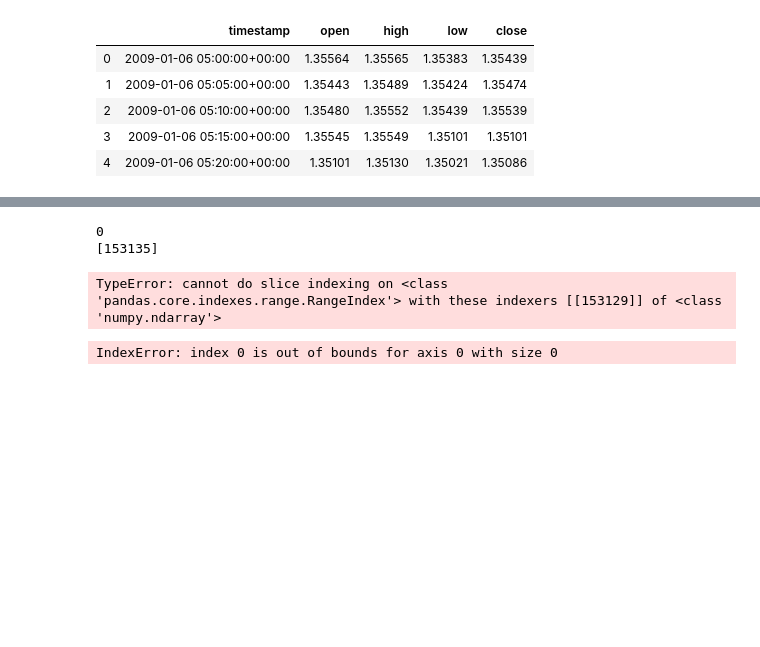
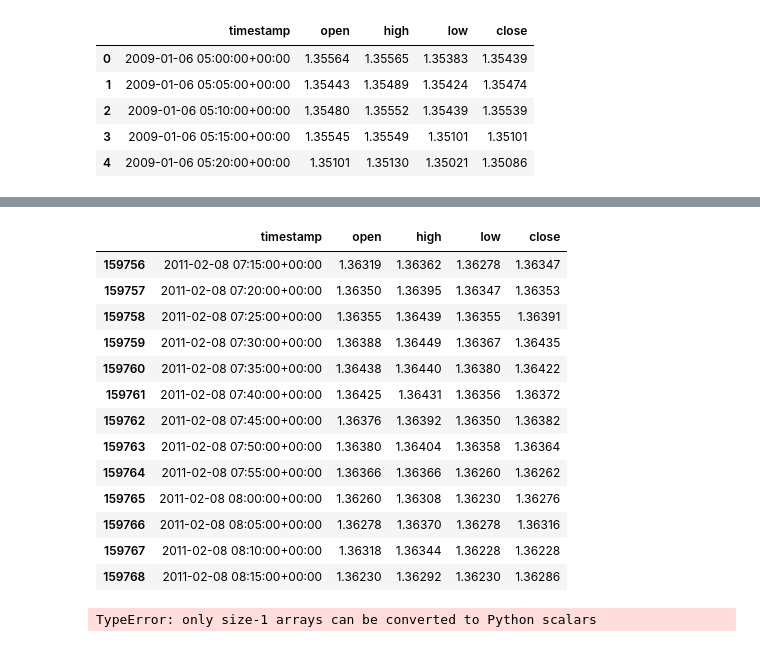
Before and after one commit to terecastillof/MYST_Laboratorio4, a Jupyter notebook: T_myst_Laboratorio4.ipynb, the cells around one changed output, grey strips where cells are left out. Cells and saved outputs as stored; diff of their text form; code cells hidden in the pictures; blank space fills up the shorter version.

```diff
--- a/T_myst_Laboratorio4.ipynb
+++ b/T_myst_Laboratorio4.ipynb
@@ -171,21 +173,0 @@ USD.head() # MES/DIA
-# %%
-intervalos = []
-for i in range(0, len(EUR.index)):
-    print(i)
-    g = np.where(precios['timestamp'] == EUR['timestamp'][i])[0]
-    print(g)
-    precios.iloc[g-6:g+7]
-intervalos[0]
-# %% [output]
-0
-[153135]
-TypeError: cannot do slice indexing on <class 'pandas.core.indexes.range.RangeIndex'> with these indexers [[153129]] of <class 'numpy.ndarray'>
-# %%
-intervalos = []
-for i in range(len(USD.index)):
-    g= np.where(precios['timestamp'] == USD.index[i])[0][0]
-    print(i)
-    precios.iloc[g-6:g+7]
-intervalos[1]
-# %% [output]
-IndexError: index 0 is out of bounds for axis 0 with size 0
@@ -199,14 +173,0 @@ EUR.tail()
-# %%
-intervalos = []
-for i in range(len(precios)-12):
-    intervalos.append(precios.iloc[i:i+13])
-# %%
-Direccion =[]
-Pips_Alcistas= []
-Pips_Bajistas= []
-Volatilidad= []
-for i in range(len(intervalos)):
-    Direccion.append(intervalos[i].iloc[12]['close'] - intervalos[i].iloc[6]['open'])
-    #Pips_Alcistas.append(intervalos[0].iloc[12]['high'] - intervalos[0].iloc[6]['open'])
-    #Pips_Bajistas.append(intervalos[0].iloc[12]['high'] - intervalos[0].iloc[6]['open'])
-    #Volatilidad.append(intervalos[0].iloc[12]['high'] - intervalos[0].iloc[6]['open'])
@@ -214,0 +174,25 @@ intervalos[0]
+# %%
+gEUR = [int(np.where(precios['timestamp'] == EUR['timestamp'][i])[0]) for i in range(0, len(EUR.index))]
+intervEUR = [precios.iloc[j-6:j+7] for j in gEUR]
+intervEUR[0]
+# %% [output]
+|  | timestamp | open | high | low | close |
+| 159756 | 2011-02-08 07:15:00+00:00 | 1.36319 | 1.36362 | 1.36278 | 1.36347 |
+| 159757 | 2011-02-08 07:20:00+00:00 | 1.36350 | 1.36395 | 1.36347 | 1.36353 |
+| 159758 | 2011-02-08 07:25:00+00:00 | 1.36355 | 1.36439 | 1.36355 | 1.36391 |
+| 159759 | 2011-02-08 07:30:00+00:00 | 1.36388 | 1.36449 | 1.36367 | 1.36435 |
+| 159760 | 2011-02-08 07:35:00+00:00 | 1.36438 | 1.36440 | 1.36380 | 1.36422 |
+| 159761 | 2011-02-08 07:40:00+00:00 | 1.36425 | 1.36431 | 1.36356 | 1.36372 |
+| 159762 | 2011-02-08 07:45:00+00:00 | 1.36376 | 1.36392 | 1.36350 | 1.36382 |
+| 159763 | 2011-02-08 07:50:00+00:00 | 1.36380 | 1.36404 | 1.36358 | 1.36364 |
+| 159764 | 2011-02-08 07:55:00+00:00 | 1.36366 | 1.36366 | 1.36260 | 1.36262 |
+| 159765 | 2011-02-08 08:00:00+00:00 | 1.36260 | 1.36308 | 1.36230 | 1.36276 |
+| 159766 | 2011-02-08 08:05:00+00:00 | 1.36278 | 1.36370 | 1.36278 | 1.36316 |
+| 159767 | 2011-02-08 08:10:00+00:00 | 1.36318 | 1.36344 | 1.36228 | 1.36228 |
+| 159768 | 2011-02-08 08:15:00+00:00 | 1.36230 | 1.36292 | 1.36230 | 1.36286 |
+# %%
+gUSD = [int(np.where(precios['timestamp'] == USD['timestamp'][i])[0]) for i in range(0, len(USD.index))]
+intervUSD = [precios.iloc[j-6:j+7] for j in gUSD]
+intervUSD[0]
+# %% [output]
+TypeError: only size-1 arrays can be converted to Python scalars
```
Also changed, not shown: parts of 18 cells of this notebook.
